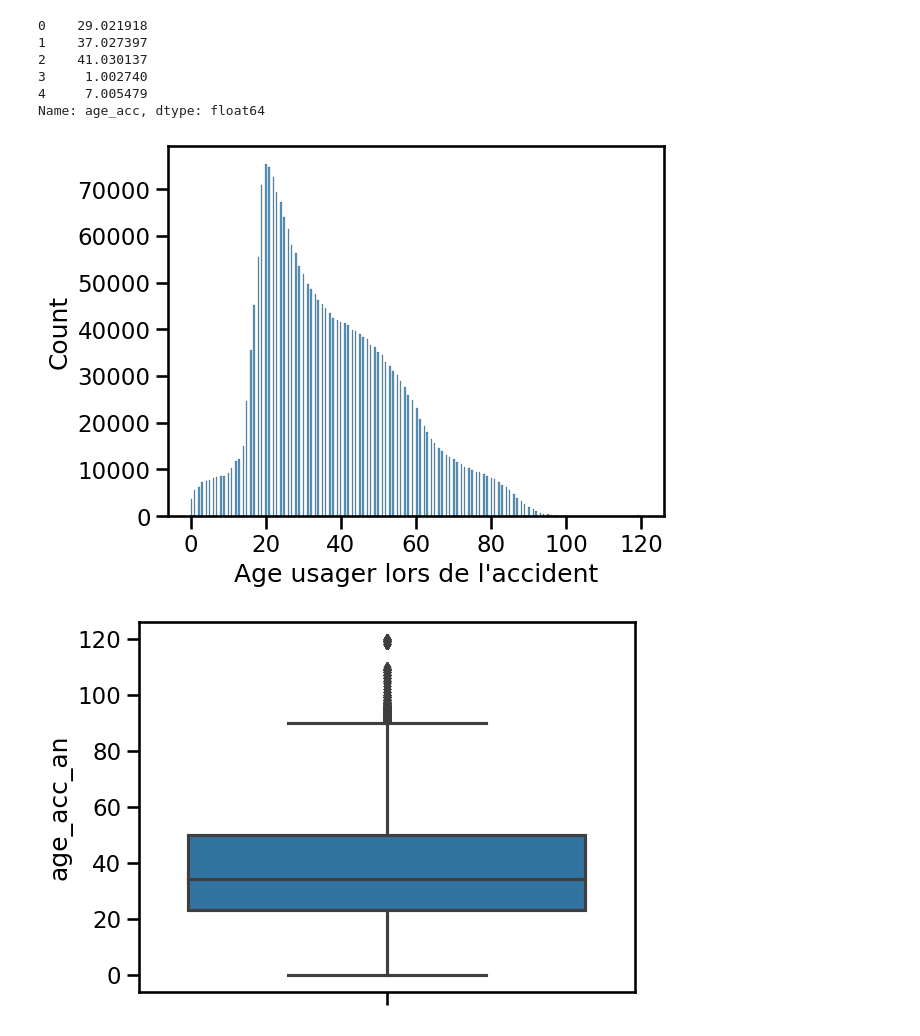
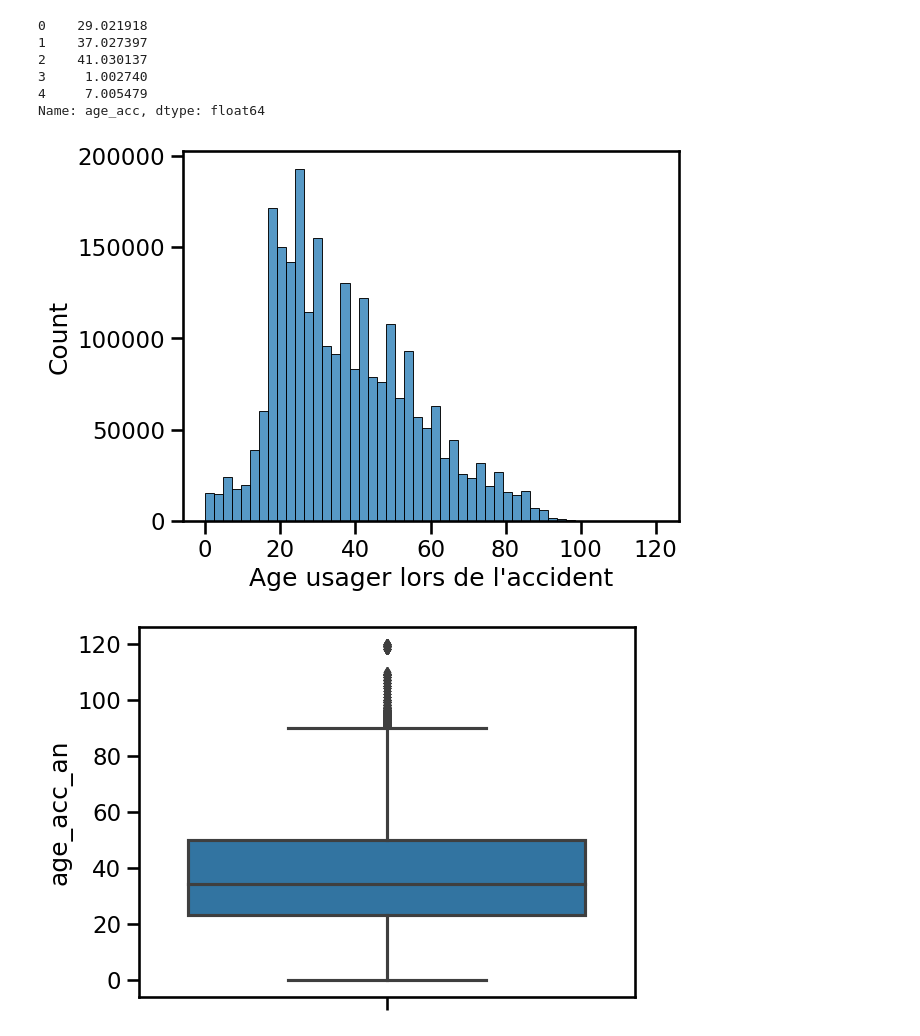
Before and after one commit to DataScientest-Studio/MAR23_CDS_Accidents_Routier-, a Jupyter notebook: notebooks/COPIE - USAGERS - Exploration_données.ipynb, the cells around one changed output. Cells and saved outputs as stored; diff of their text form; code cells hidden in the pictures.

```diff
--- a/notebooks/COPIE - USAGERS - Exploration_données.ipynb
+++ b/notebooks/COPIE - USAGERS - Exploration_données.ipynb
@@ -1327,13 +1327,13 @@ Name: age_acc, dtype: float64
 usag['age_acc_an'] = usag['age_acc'] / pd.Timedelta(days=days_per_year)
 # %%
 # Plot a histogram on age accident on the x-axis
-sns.histplot(data=usag, x="age_acc_an")
+sns.histplot(data=usag, x="age_acc_an", bins=50)
 #plt.xlim(0, 10)
 plt.xlabel("Age usager lors de l'accident")
 # Show plot
 plt.show();
 # %% [output]
-[figure, old version]
+[figure, new version]
 # %%
 sns.boxplot(y=usag.age_acc_an)
 plt.show()
```
Also changed, not shown: parts of 39 cells of this notebook.
